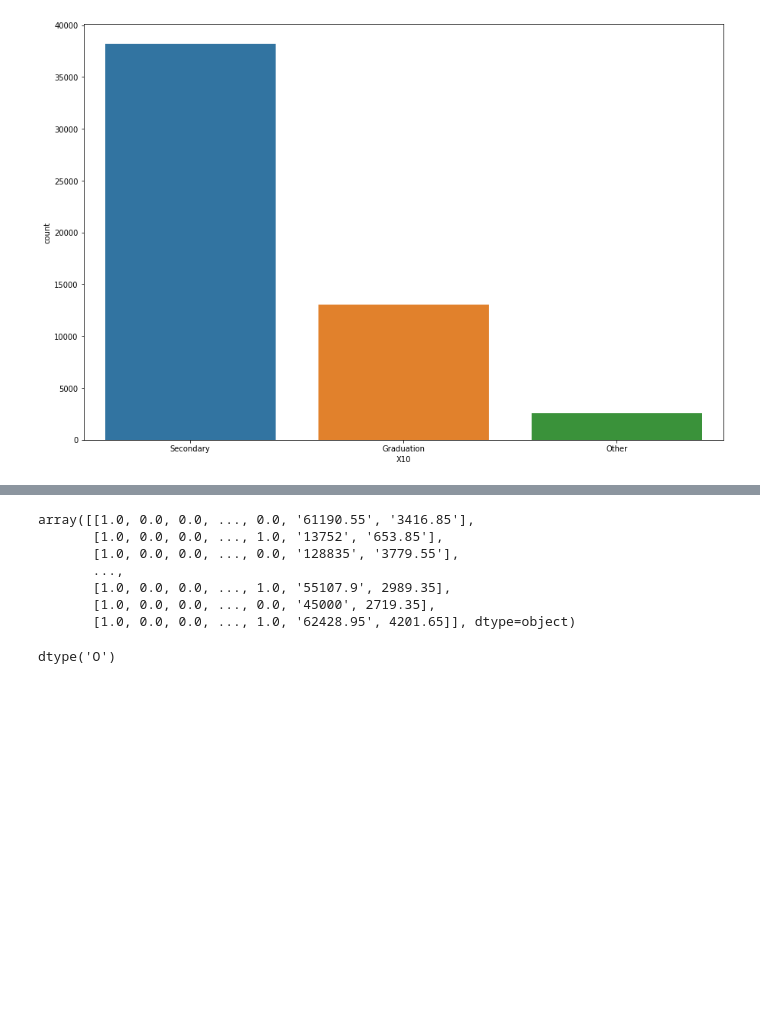
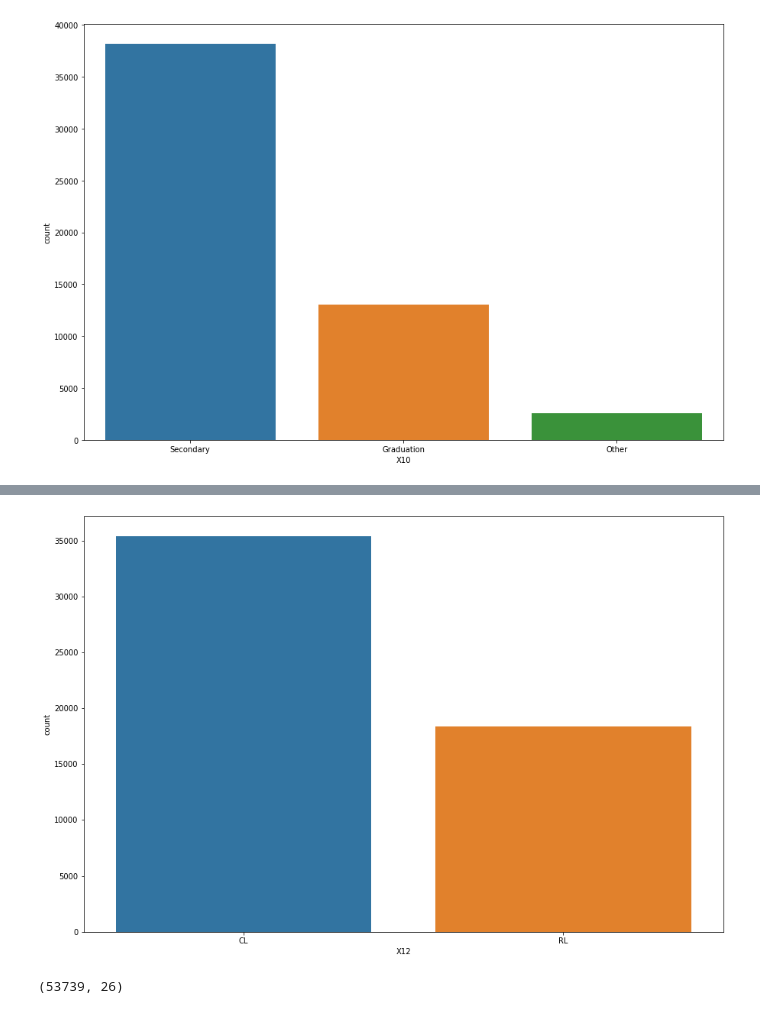
Before and after one commit to Asanka98/Regression, a Jupyter notebook: Logistic Regression/Logistic Regression V1.ipynb, the cells around one changed output, grey strips where cells are left out. Cells and saved outputs as stored; diff of their text form; code cells hidden in the pictures; blank space fills up the shorter version.

```diff
--- a/Logistic Regression/Logistic Regression V1.ipynb
+++ b/Logistic Regression/Logistic Regression V1.ipynb
@@ -344 +400,9 @@ plt.show()
+# %%
+fig = plt.figure()
+fig.set_size_inches(15, 10)
+pred_var = sns.countplot(X['X12'])
+pred_var.set_xticklabels(['CL', 'RL'])
+plt.show()
+# %% [output]
+[figure, added]
 # %%
@@ -355,16 +413,6 @@ from sklearn.preprocessing import OneHotEncoder
 transform = ColumnTransformer(transformers=[('encoder', OneHotEncoder(), [8, 9, 10, 11, 12, 13])], remainder='passthrough')
 X_new = np.array(transform.fit_transform(X))
 # %%
-X_new
+X_new.shape
 # %% [output]
-array([[1.0, 0.0, 0.0, ..., 0.0, '61190.55', '3416.85'],
-       [1.0, 0.0, 0.0, ..., 1.0, '13752', '653.85'],
-       [1.0, 0.0, 0.0, ..., 0.0, '128835', '3779.55'],
-       ...,
-       [1.0, 0.0, 0.0, ..., 1.0, '55107.9', 2989.35],
-       [1.0, 0.0, 0.0, ..., 0.0, '45000', 2719.35],
-       [1.0, 0.0, 0.0, ..., 1.0, '62428.95', 4201.65]], dtype=object)
+(53739, 26)
-# %%
-X_new.dtype
-# %% [output]
-dtype('O')
```
Also changed, not shown: parts of 21 cells of this notebook.
